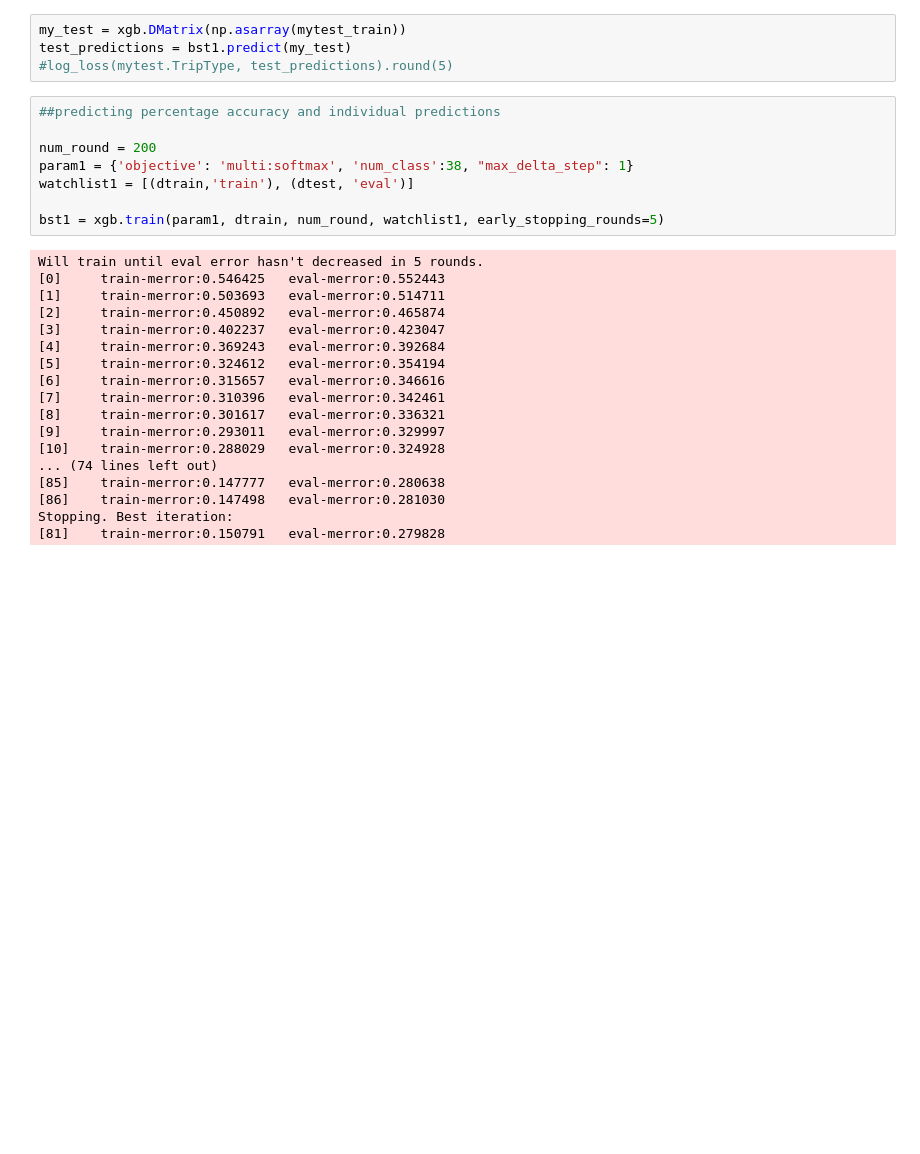
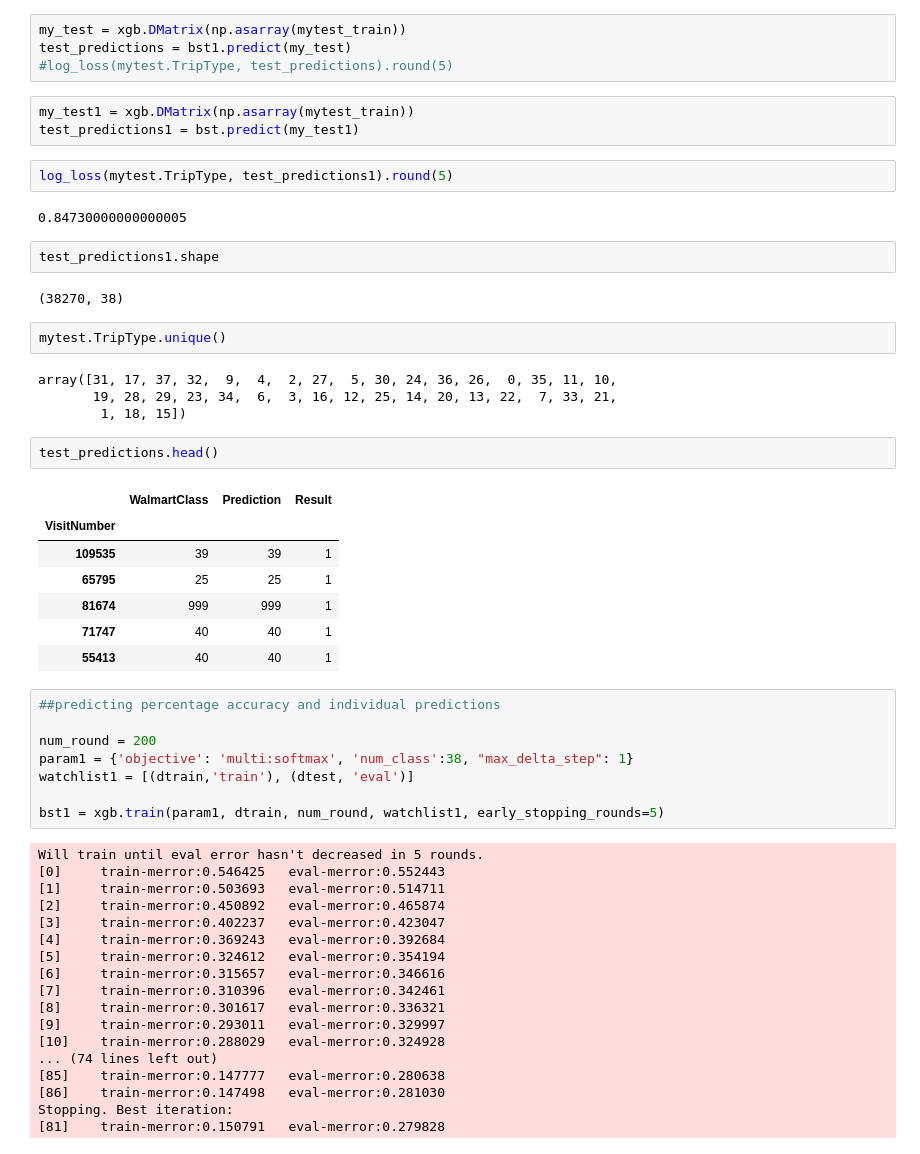
Before and after one commit to hadiviko/Walmart_Kaggle_Competition, a Jupyter notebook: Modeling.ipynb, the cells around one changed output. Saved outputs shown, nothing was run; the diff lists cells and outputs as text; blank space fills up the shorter version.

```diff
--- a/Modeling.ipynb
+++ b/Modeling.ipynb
@@ -440,6 +420,33 @@ Stopping. Best iteration:
 my_test = xgb.DMatrix(np.asarray(mytest_train))
 test_predictions = bst1.predict(my_test)
 #log_loss(mytest.TripType, test_predictions).round(5)
+# %%
+my_test1 = xgb.DMatrix(np.asarray(mytest_train))
+test_predictions1 = bst.predict(my_test1)
+# %%
+log_loss(mytest.TripType, test_predictions1).round(5)
+# %% [output]
+0.84730000000000005
+# %%
+test_predictions1.shape
+# %% [output]
+(38270, 38)
+# %%
+mytest.TripType.unique()
+# %% [output]
+array([31, 17, 37, 32,  9,  4,  2, 27,  5, 30, 24, 36, 26,  0, 35, 11, 10,
+       19, 28, 29, 23, 34,  6,  3, 16, 12, 25, 14, 20, 13, 22,  7, 33, 21,
+        1, 18, 15])
+# %%
+test_predictions.head()
+# %% [output]
+|  | WalmartClass | Prediction | Result |
+| VisitNumber |  |  |  |
+| 109535 | 39 | 39 | 1 |
+| 65795 | 25 | 25 | 1 |
+| 81674 | 999 | 999 | 1 |
+| 71747 | 40 | 40 | 1 |
+| 55413 | 40 | 40 | 1 |
 # %%
 ##predicting percentage accuracy and individual predictions
 
```
Also changed, not shown: parts of 47 cells of this notebook.
